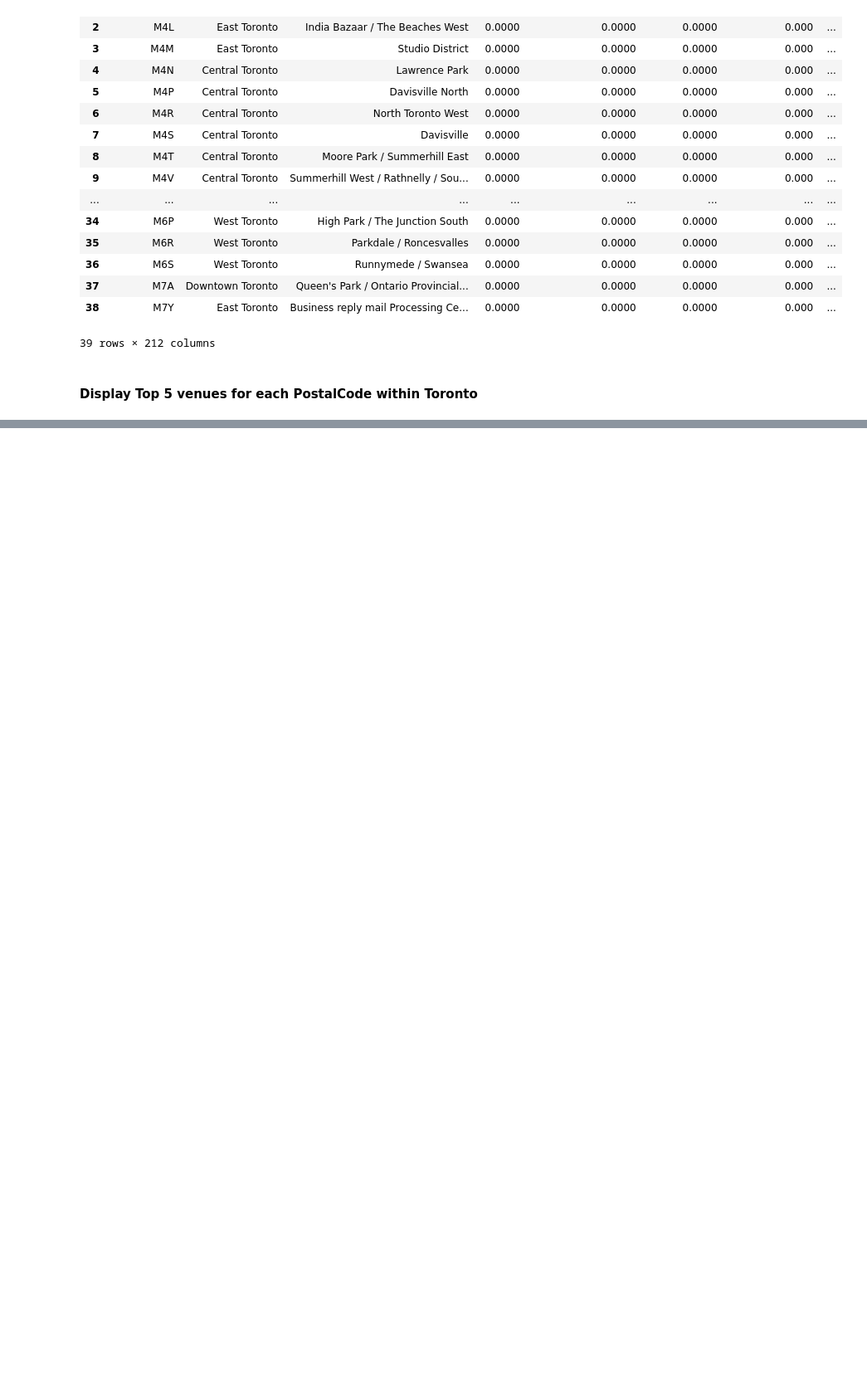
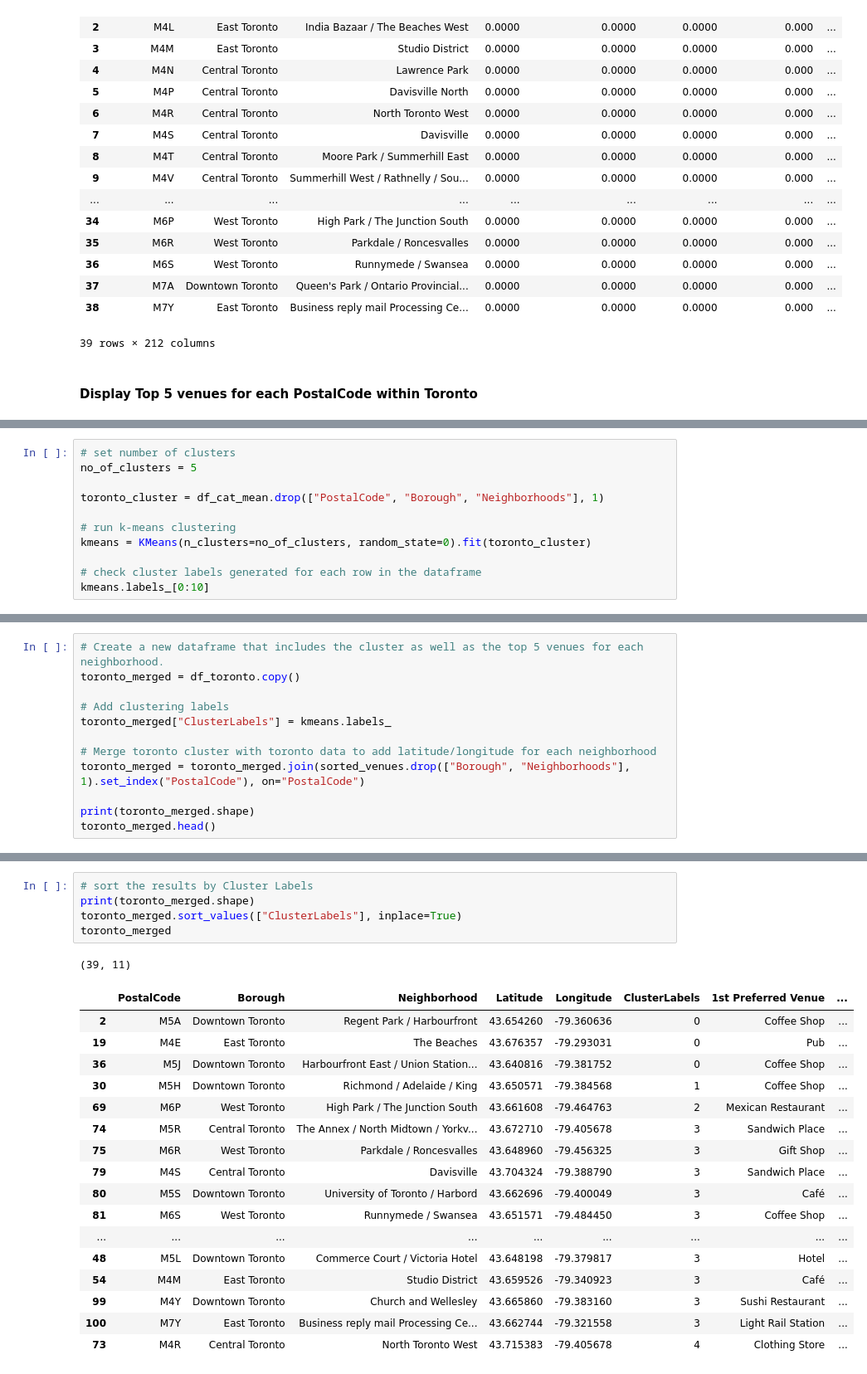
Before and after one commit to swagat070291/coursera-capstone-project, a Jupyter notebook: Segmenting and Clustering Neighborhoods in Toronto.ipynb, the cells around one changed output, grey strips where cells are left out. Shown at 83% size. Saved outputs shown, nothing was run; the diff lists cells and outputs as text; blank space fills up the shorter version.

Commit message:
Published from Watson Studio.

```diff
--- a/Segmenting and Clustering Neighborhoods in Toronto.ipynb
+++ b/Segmenting and Clustering Neighborhoods in Toronto.ipynb
@@ -457,0 +463,11 @@ sorted_venues
+# %%
+# set number of clusters
+no_of_clusters = 5
+
+toronto_cluster = df_cat_mean.drop(["PostalCode", "Borough", "Neighborhoods"], 1)
+
+# run k-means clustering
+kmeans = KMeans(n_clusters=no_of_clusters, random_state=0).fit(toronto_cluster)
+
+# check cluster labels generated for each row in the dataframe
+kmeans.labels_[0:10]
@@ -457,0 +476,12 @@ sorted_venues
+# %%
+# Create a new dataframe that includes the cluster as well as the top 5 venues for each neighborhood.
+toronto_merged = df_toronto.copy()
+
+# Add clustering labels
+toronto_merged["ClusterLabels"] = kmeans.labels_
+
+# Merge toronto cluster with toronto data to add latitude/longitude for each neighborhood
+toronto_merged = toronto_merged.join(sorted_venues.drop(["Borough", "Neighborhoods"], 1).set_index("PostalCode"), on="PostalCode")
+
+print(toronto_merged.shape)
+toronto_merged.head()
@@ -457,0 +496,24 @@ sorted_venues
+# %%
+# sort the results by Cluster Labels
+print(toronto_merged.shape)
+toronto_merged.sort_values(["ClusterLabels"], inplace=True)
+toronto_merged
+# %% [output]
+(39, 11)
+|  | PostalCode | Borough | Neighborhood | Latitude | Longitude | ClusterLabels | 1st Preferred Venue | ... |
+| 2 | M5A | Downtown Toronto | Regent Park / Harbourfront | 43.654260 | -79.360636 | 0 | Coffee Shop | ... |
+| 19 | M4E | East Toronto | The Beaches | 43.676357 | -79.293031 | 0 | Pub | ... |
+| 36 | M5J | Downtown Toronto | Harbourfront East / Union Station... | 43.640816 | -79.381752 | 0 | Coffee Shop | ... |
+| 30 | M5H | Downtown Toronto | Richmond / Adelaide / King | 43.650571 | -79.384568 | 1 | Coffee Shop | ... |
+| 69 | M6P | West Toronto | High Park / The Junction South | 43.661608 | -79.464763 | 2 | Mexican Restaurant | ... |
+| 74 | M5R | Central Toronto | The Annex / North Midtown / Yorkv... | 43.672710 | -79.405678 | 3 | Sandwich Place | ... |
+| 75 | M6R | West Toronto | Parkdale / Roncesvalles | 43.648960 | -79.456325 | 3 | Gift Shop | ... |
+| 79 | M4S | Central Toronto | Davisville | 43.704324 | -79.388790 | 3 | Sandwich Place | ... |
+| 80 | M5S | Downtown Toronto | University of Toronto / Harbord | 43.662696 | -79.400049 | 3 | Café | ... |
+| 81 | M6S | West Toronto | Runnymede / Swansea | 43.651571 | -79.484450 | 3 | Coffee Shop | ... |
+| ... | ... | ... | ... | ... | ... | ... | ... | ... |
+| 48 | M5L | Downtown Toronto | Commerce Court / Victoria Hotel | 43.648198 | -79.379817 | 3 | Hotel | ... |
+| 54 | M4M | East Toronto | Studio District | 43.659526 | -79.340923 | 3 | Café | ... |
+| 99 | M4Y | Downtown Toronto | Church and Wellesley | 43.665860 | -79.383160 | 3 | Sushi Restaurant | ... |
+| 100 | M7Y | East Toronto | Business reply mail Processing Ce... | 43.662744 | -79.321558 | 3 | Light Rail Station | ... |
+| 73 | M4R | Central Toronto | North Toronto West | 43.715383 | -79.405678 | 4 | Clothing Store | ... |
```
Also changed, not shown: parts of 6 cells of this notebook.
